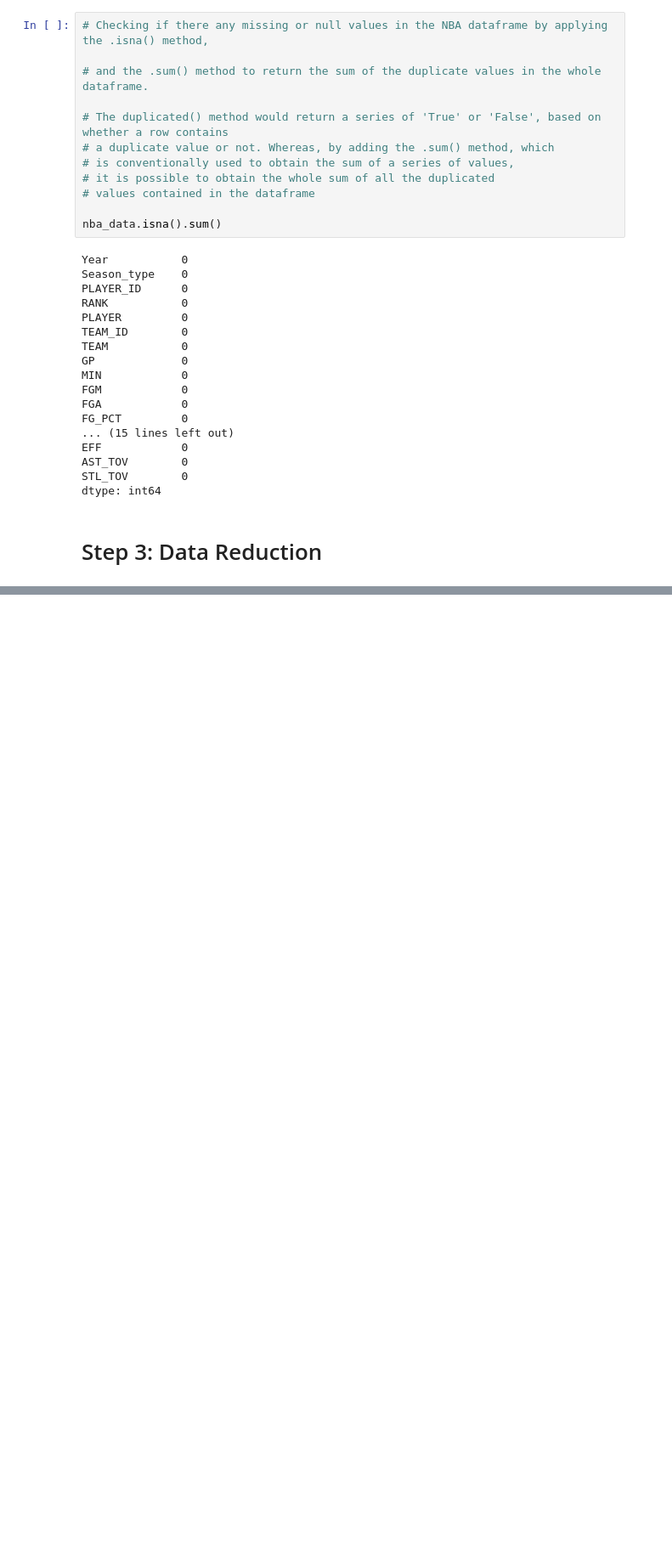
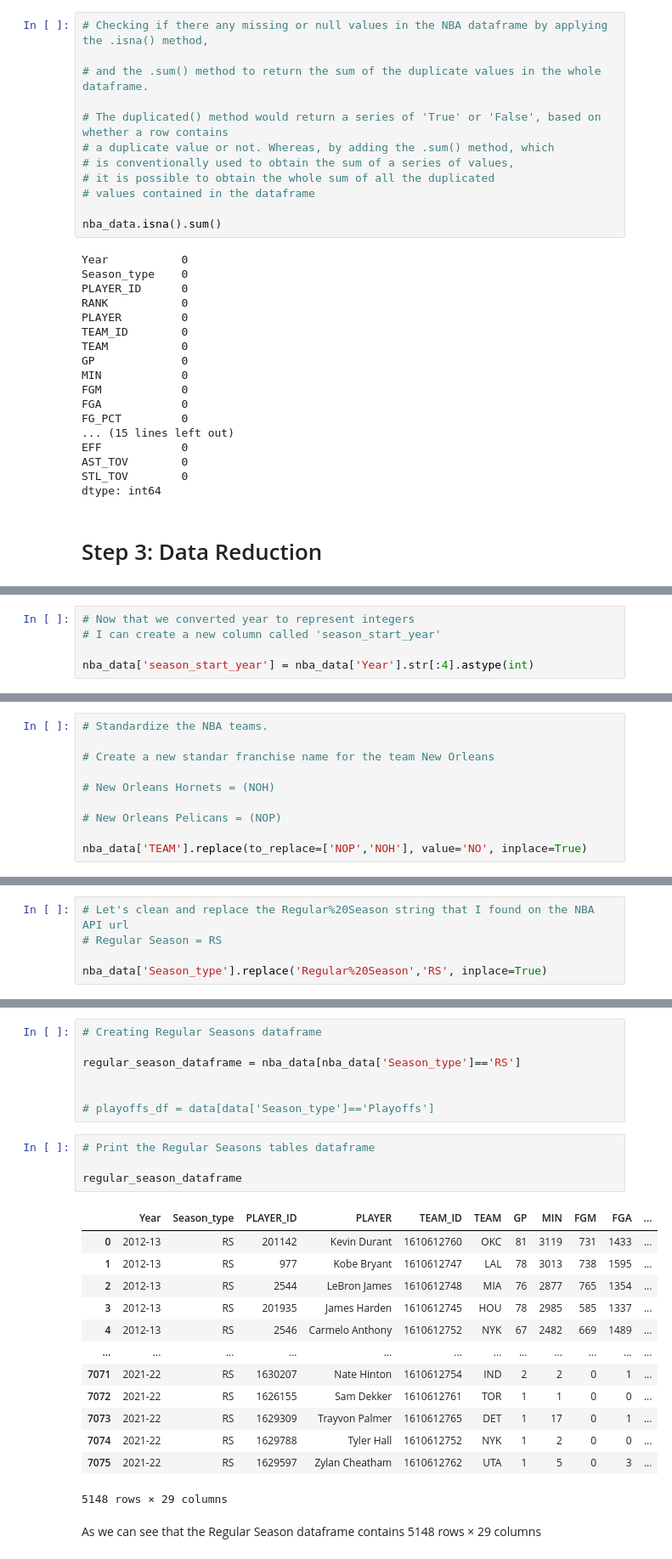
Before and after one commit to 2014222-student-cct-ie/2024--Semester-2--CA1, a Jupyter notebook: Part 2 - Semester 2 CA-01 -2024 - 2014222.ipynb, the cells around one changed output, grey strips where cells are left out. Shown at 85% size. Drawn from its saved outputs; the diff is of its cells as text; blank space fills up the shorter version.

```diff
--- a/Part 2 - Semester 2 CA-01 -2024 - 2014222.ipynb
+++ b/Part 2 - Semester 2 CA-01 -2024 - 2014222.ipynb
@@ -268,0 +320,5 @@ nba_data.drop(columns=['RANK','EFF'], inplace=True)
+# %%
+# Now that we converted year to represent integers
+# I can create a new column called 'season_start_year'
+
+nba_data['season_start_year'] = nba_data['Year'].str[:4].astype(int)
@@ -268,0 +366,10 @@ nba_data.drop(columns=['RANK','EFF'], inplace=True)
+# %%
+# Standardize the NBA teams.
+
+# Create a new standar franchise name for the team New Orleans
+
+# New Orleans Hornets = (NOH)
+
+# New Orleans Pelicans = (NOP)
+
+nba_data['TEAM'].replace(to_replace=['NOP','NOH'], value='NO', inplace=True)
@@ -268,0 +398,5 @@ nba_data.drop(columns=['RANK','EFF'], inplace=True)
+# %%
+# Let's clean and replace the Regular%20Season string that I found on the NBA API url
+# Regular Season = RS
+
+nba_data['Season_type'].replace('Regular%20Season','RS', inplace=True)
@@ -268,0 +423,27 @@ nba_data.drop(columns=['RANK','EFF'], inplace=True)
+# %%
+# Creating Regular Seasons dataframe
+
+regular_season_dataframe = nba_data[nba_data['Season_type']=='RS']
+
+
+# playoffs_df = data[data['Season_type']=='Playoffs']
+# %%
+# Print the Regular Seasons tables dataframe
+
+regular_season_dataframe
+# %% [output]
+|  | Year | Season_type | PLAYER_ID | PLAYER | TEAM_ID | TEAM | GP | MIN | FGM | FGA | ... |
+| 0 | 2012-13 | RS | 201142 | Kevin Durant | 1610612760 | OKC | 81 | 3119 | 731 | 1433 | ... |
+| 1 | 2012-13 | RS | 977 | Kobe Bryant | 1610612747 | LAL | 78 | 3013 | 738 | 1595 | ... |
+| 2 | 2012-13 | RS | 2544 | LeBron James | 1610612748 | MIA | 76 | 2877 | 765 | 1354 | ... |
+| 3 | 2012-13 | RS | 201935 | James Harden | 1610612745 | HOU | 78 | 2985 | 585 | 1337 | ... |
+| 4 | 2012-13 | RS | 2546 | Carmelo Anthony | 1610612752 | NYK | 67 | 2482 | 669 | 1489 | ... |
+| ... | ... | ... | ... | ... | ... | ... | ... | ... | ... | ... | ... |
+| 7071 | 2021-22 | RS | 1630207 | Nate Hinton | 1610612754 | IND | 2 | 2 | 0 | 1 | ... |
+| 7072 | 2021-22 | RS | 1626155 | Sam Dekker | 1610612761 | TOR | 1 | 1 | 0 | 0 | ... |
+| 7073 | 2021-22 | RS | 1629309 | Trayvon Palmer | 1610612765 | DET | 1 | 17 | 0 | 1 | ... |
+| 7074 | 2021-22 | RS | 1629788 | Tyler Hall | 1610612752 | NYK | 1 | 2 | 0 | 0 | ... |
+| 7075 | 2021-22 | RS | 1629597 | Zylan Cheatham | 1610612762 | UTA | 1 | 5 | 0 | 3 | ... |
+5148 rows × 29 columns
+# %% [markdown]
+As we can see that the Regular Season dataframe contains 5148 rows × 29 columns
```
Also changed, not shown: parts of 34 cells of this notebook.
